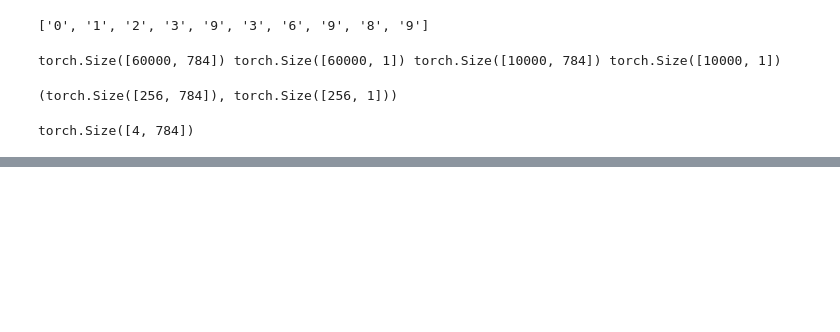
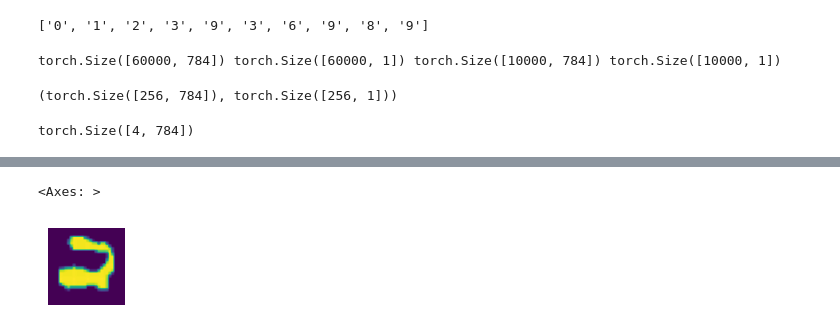
Before and after one commit to johnshaughnessy/digits, a Jupyter notebook: main.ipynb, the cells around one changed output, grey strips where cells are left out. Saved outputs shown, nothing was run; the diff lists cells and outputs as text; code cells hidden in the pictures; blank space fills up the shorter version.

```diff
--- a/main.ipynb
+++ b/main.ipynb
@@ -123,3 +210,8 @@ NameError: name 'mnist_loss' is not defined
+# %%
+show_image(samples[2])
+# %% [output]
+<Axes: >
+[figure, added]
 # %%
 import nbformat
 
```
Also changed, not shown: parts of 13 cells of this notebook, 6 other files.
